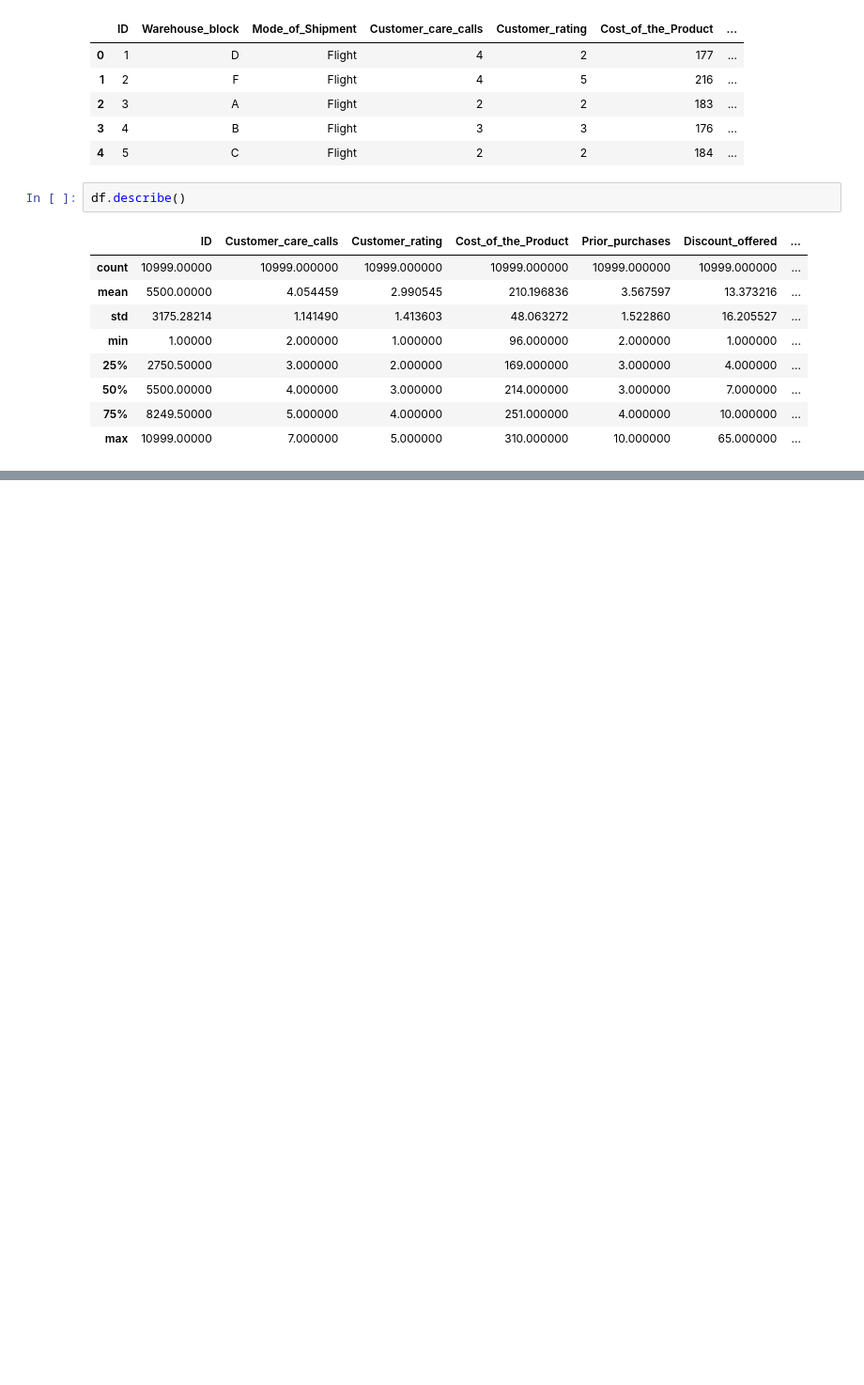
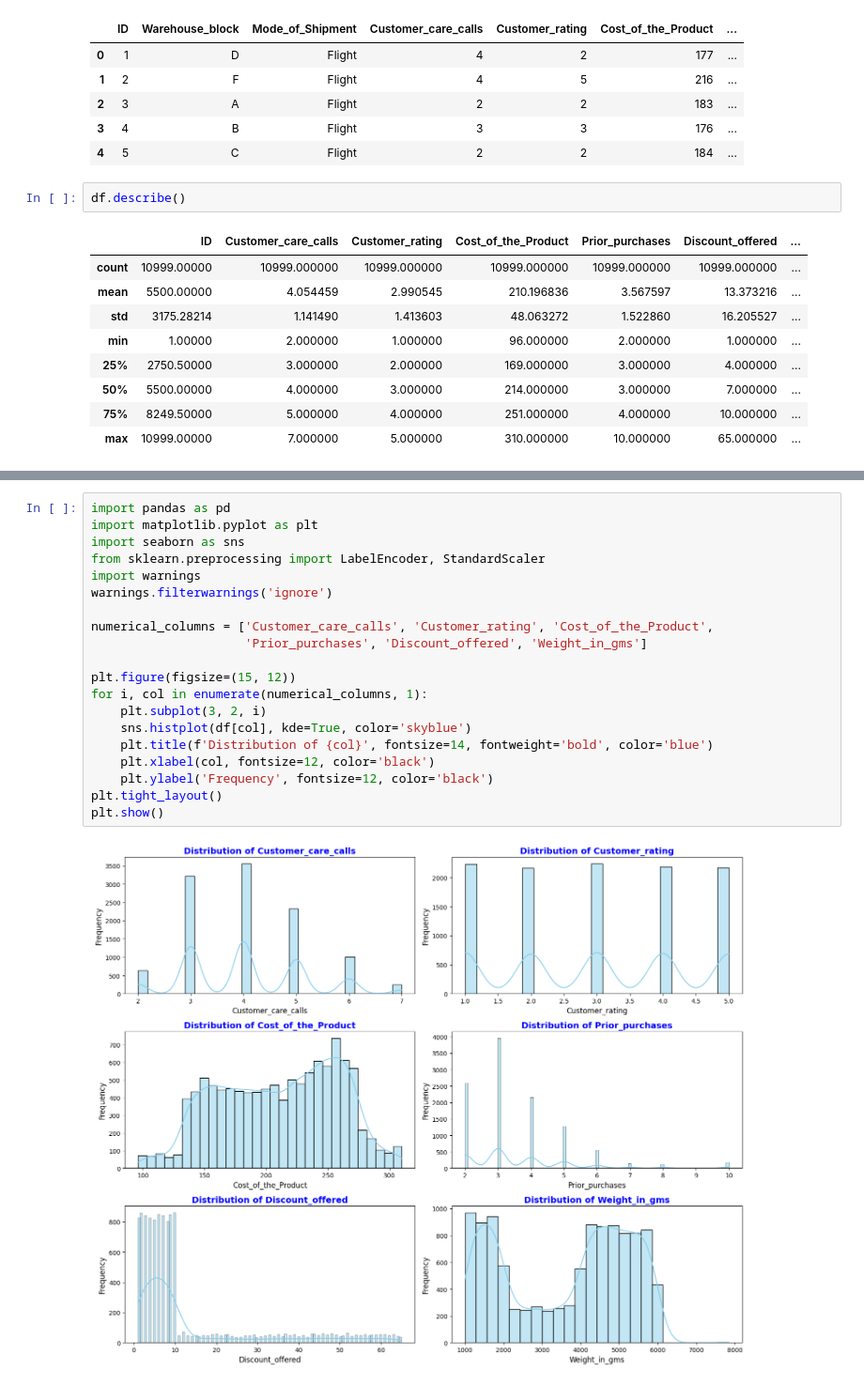
Before and after one commit to Sara2539360/Excel, a Jupyter notebook: Final_ML_Project_E_Comm.ipynb, the cells around one changed output, grey strips where cells are left out. Shown at 94% size. Drawn from its saved outputs; the diff is of its cells as text; blank space fills up the shorter version.

```diff
--- a/Final_ML_Project_E_Comm.ipynb
+++ b/Final_ML_Project_E_Comm.ipynb
@@ -199,0 +84,22 @@ plt.show()
+# %%
+import pandas as pd
+import matplotlib.pyplot as plt
+import seaborn as sns
+from sklearn.preprocessing import LabelEncoder, StandardScaler
+import warnings
+warnings.filterwarnings('ignore')
+
+numerical_columns = ['Customer_care_calls', 'Customer_rating', 'Cost_of_the_Product',
+                     'Prior_purchases', 'Discount_offered', 'Weight_in_gms']
+
+plt.figure(figsize=(15, 12))
+for i, col in enumerate(numerical_columns, 1):
+    plt.subplot(3, 2, i)
+    sns.histplot(df[col], kde=True, color='skyblue')
+    plt.title(f'Distribution of {col}', fontsize=14, fontweight='bold', color='blue')
+    plt.xlabel(col, fontsize=12, color='black')
+    plt.ylabel('Frequency', fontsize=12, color='black')
+plt.tight_layout()
+plt.show()
+# %% [output]
+[figure, added]
```
Also changed, not shown: parts of 58 cells of this notebook.
